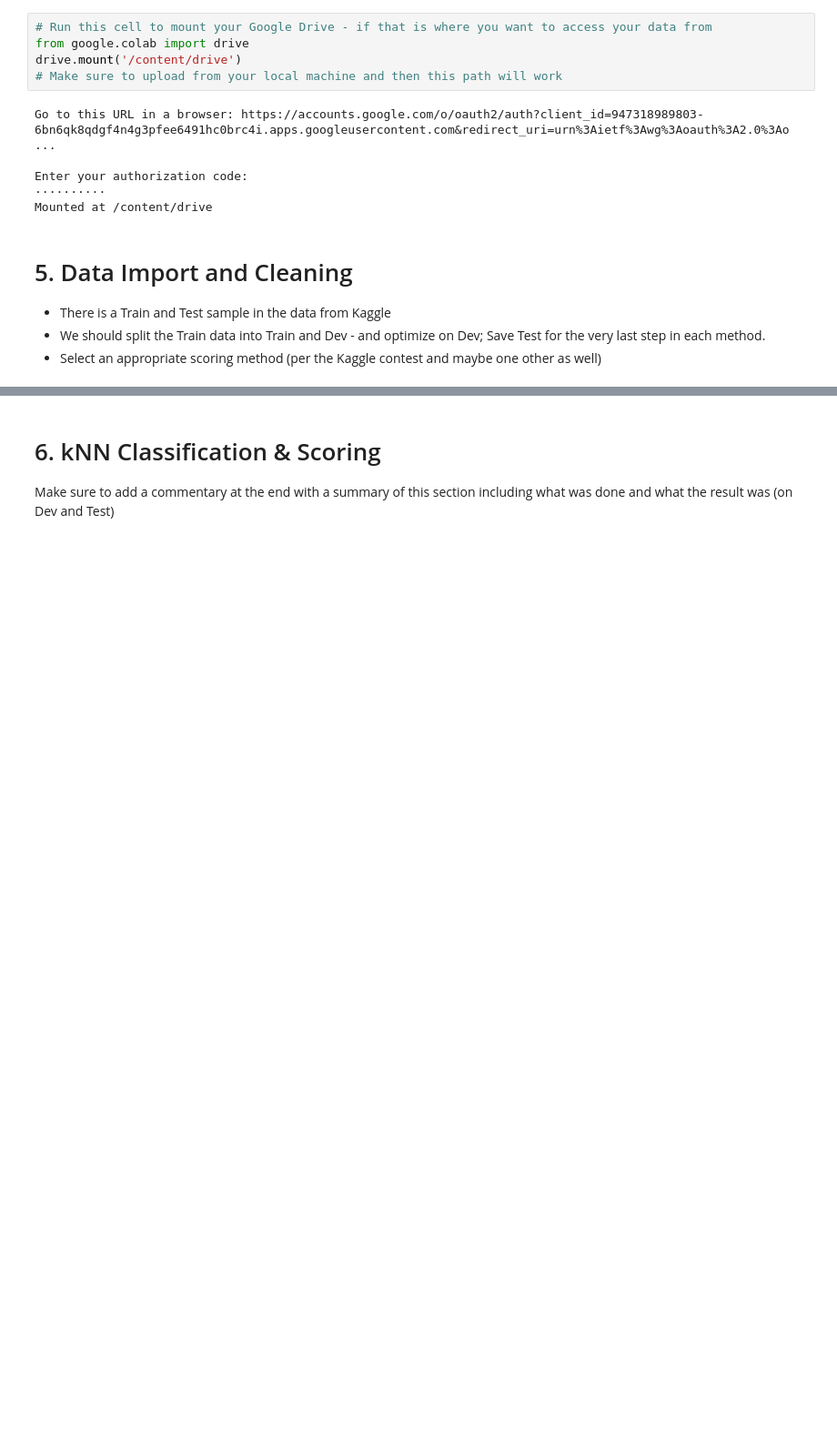
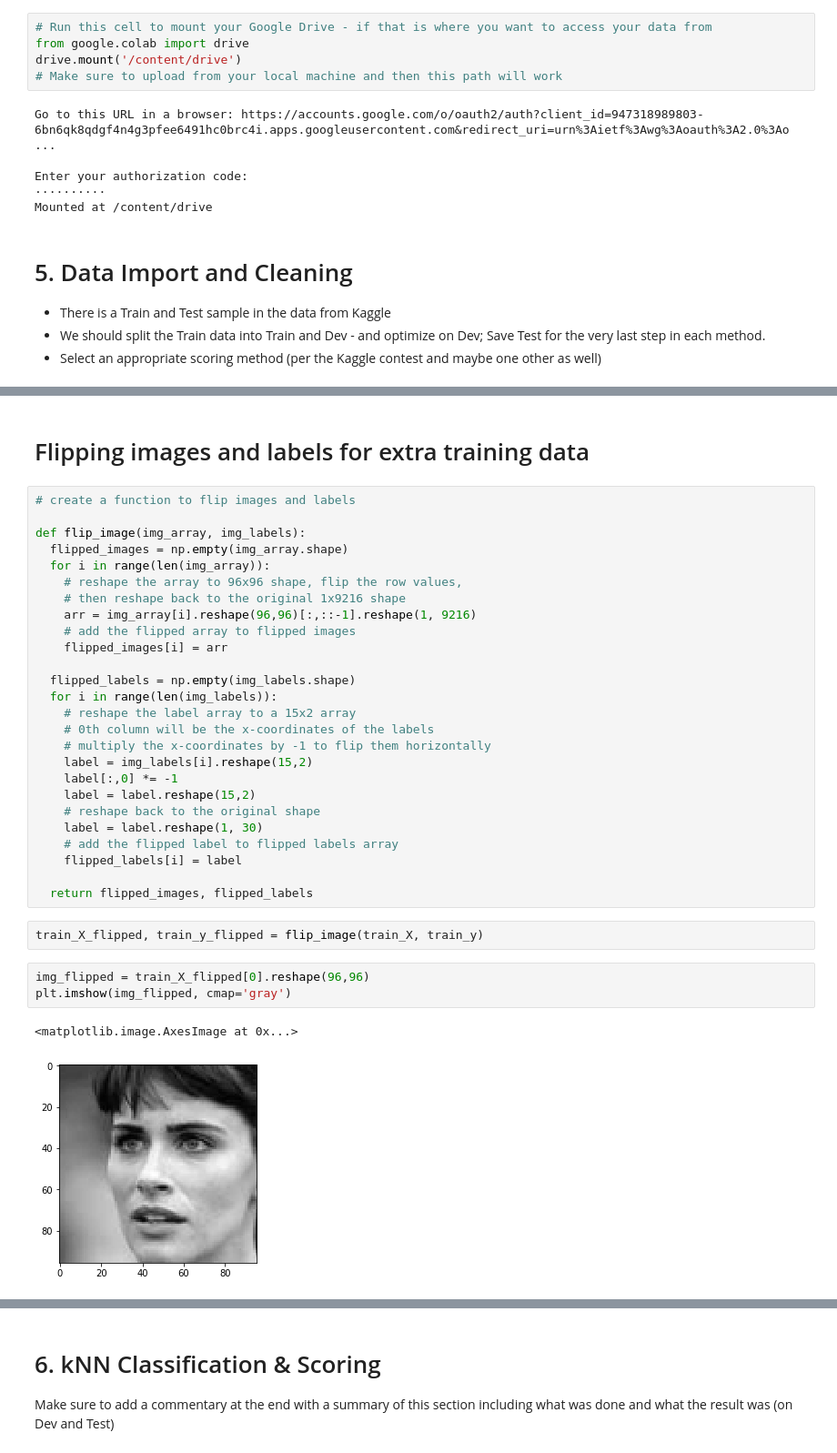
Before and after one commit to Shirleyhywl/W207_ALSY_FinalProject-1, a Jupyter notebook: W207_ALSY_FinalProject_Baseline_R1.ipynb, the cells around one changed output, grey strips where cells are left out. Shown at 91% size. Drawn from its saved outputs; the diff is of its cells as text; blank space fills up the shorter version.

```diff
--- a/W207_ALSY_FinalProject_Baseline_R1.ipynb
+++ b/W207_ALSY_FinalProject_Baseline_R1.ipynb
@@ -336,0 +417,36 @@ plt.show()
+# %% [markdown]
+# Flipping images and labels for extra training data
+# %%
+# create a function to flip images and labels
+
+def flip_image(img_array, img_labels):
+  flipped_images = np.empty(img_array.shape)
+  for i in range(len(img_array)):
+    # reshape the array to 96x96 shape, flip the row values,
+    # then reshape back to the original 1x9216 shape
+    arr = img_array[i].reshape(96,96)[:,::-1].reshape(1, 9216)
+    # add the flipped array to flipped images
+    flipped_images[i] = arr
+
+  flipped_labels = np.empty(img_labels.shape)
+  for i in range(len(img_labels)):
+    # reshape the label array to a 15x2 array
+    # 0th column will be the x-coordinates of the labels
+    # multiply the x-coordinates by -1 to flip them horizontally
+    label = img_labels[i].reshape(15,2)
+    label[:,0] *= -1
+    label = label.reshape(15,2)
+    # reshape back to the original shape
+    label = label.reshape(1, 30)
+    # add the flipped label to flipped labels array
+    flipped_labels[i] = label
+
+  return flipped_images, flipped_labels
+# %%
+train_X_flipped, train_y_flipped = flip_image(train_X, train_y)
+# %%
+img_flipped = train_X_flipped[0].reshape(96,96)
+plt.imshow(img_flipped, cmap='gray')
+# %% [output]
+<matplotlib.image.AxesImage at 0x...>
+[figure, added]
```
Also changed, not shown: parts of 33 cells of this notebook.
